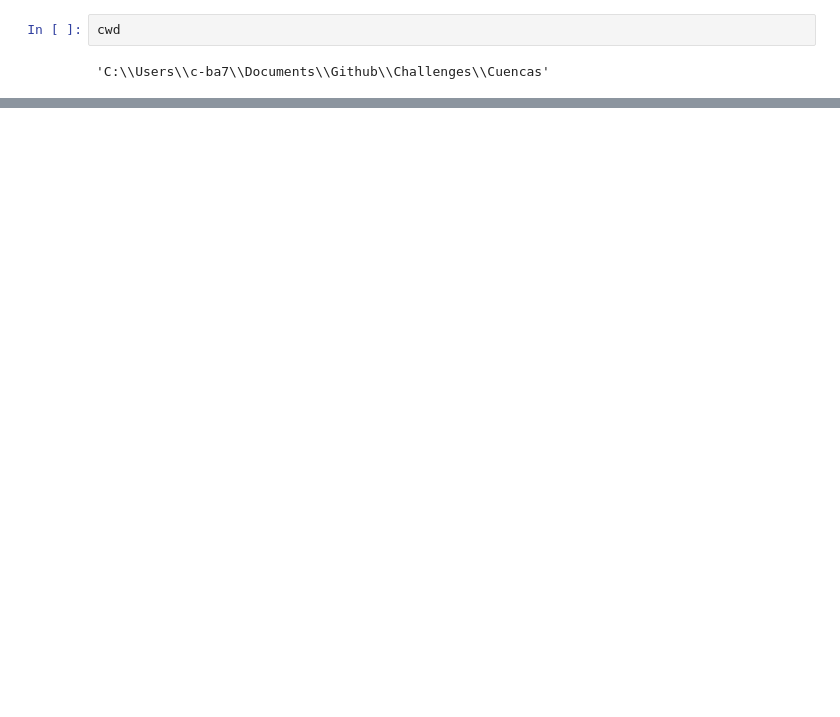
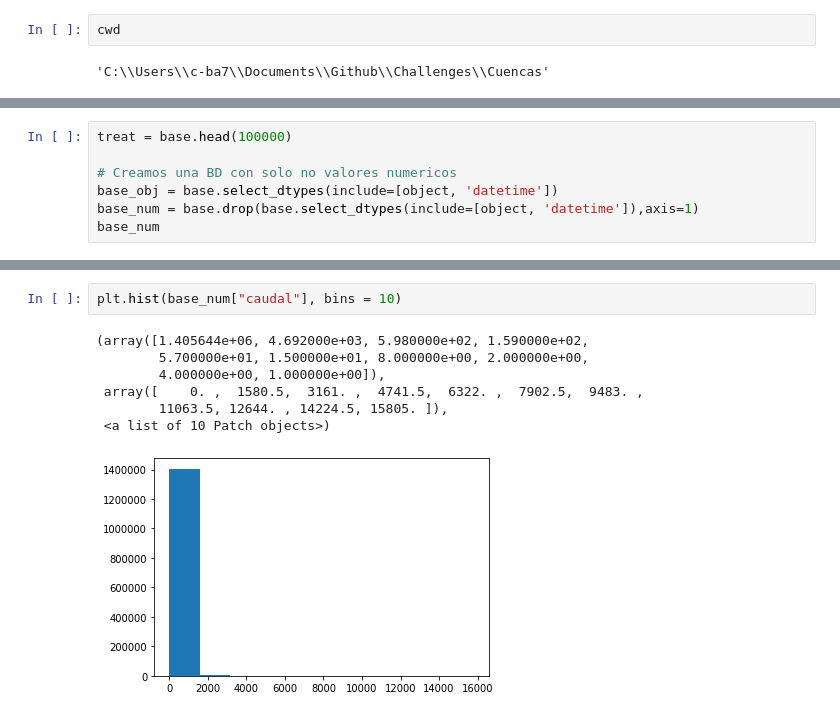
Before and after one commit to sebachace/Challenges, a Jupyter notebook: Cuencas/Analisis_SC.ipynb, the cells around one changed output, grey strips where cells are left out. Drawn from its saved outputs; the diff is of its cells as text; blank space fills up the shorter version.

```diff
--- a/Cuencas/Analisis_SC.ipynb
+++ b/Cuencas/Analisis_SC.ipynb
@@ -17,0 +57,7 @@ base = pd.read_csv(base_path)
+# %%
+treat = base.head(100000)
+
+# Creamos una BD con solo no valores numericos
+base_obj = base.select_dtypes(include=[object, 'datetime'])
+base_num = base.drop(base.select_dtypes(include=[object, 'datetime']),axis=1)
+base_num
@@ -17,0 +83,10 @@ base = pd.read_csv(base_path)
+# %%
+plt.hist(base_num["caudal"], bins = 10)
+# %% [output]
+(array([1.405644e+06, 4.692000e+03, 5.980000e+02, 1.590000e+02,
+        5.700000e+01, 1.500000e+01, 8.000000e+00, 2.000000e+00,
+        4.000000e+00, 1.000000e+00]),
+ array([    0. ,  1580.5,  3161. ,  4741.5,  6322. ,  7902.5,  9483. ,
+        11063.5, 12644. , 14224.5, 15805. ]),
+ <a list of 10 Patch objects>)
+[figure, added]
```
Also changed, not shown: parts of 29 cells of this notebook.
